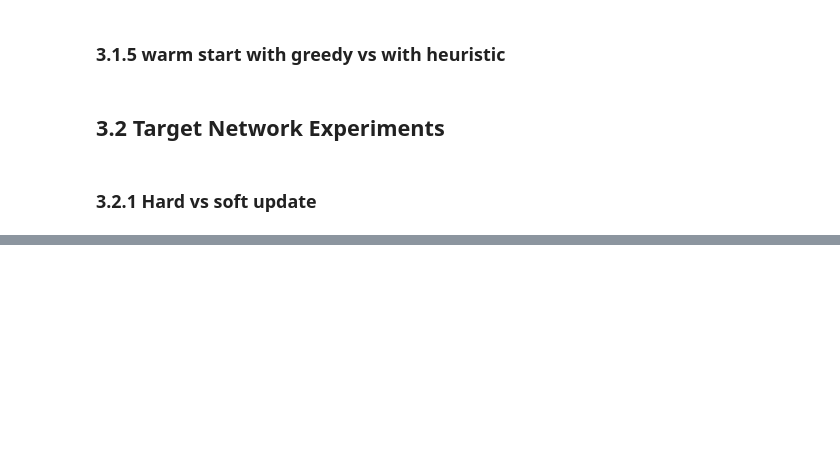
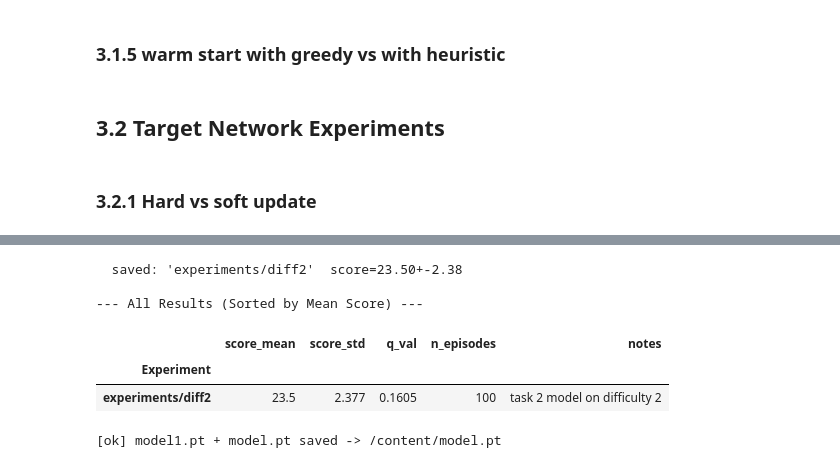
Before and after one commit to rarosilva/DL_Proj2, a Jupyter notebook: tasks/task2.ipynb, the cells around one changed output, grey strips where cells are left out. Cells and saved outputs as stored; diff of their text form; code cells hidden in the pictures; blank space fills up the shorter version.

```diff
--- a/tasks/task2.ipynb
+++ b/tasks/task2.ipynb
@@ -1244,0 +1170,16 @@ print(f'Eval diff0: {mean0:.3f} +- {std0:.3f}')
+# %%
+_save_path1 = os.path.join(os.getcwd(), 'model2.pt')
+_save_path_sub = os.path.join(os.getcwd(), 'model.pt')
+torch.save(task2_best_net.state_dict(), _save_path1)
+torch.save(task2_best_net.state_dict(), _save_path_sub)
+save_result('experiments/diff2', mean1, std1, q_val=q1_f, n_episodes=N_EPISODES,
+            notes='task 2 model on difficulty 2')
+print(f'[ok] model1.pt + model.pt saved -> {_save_path_sub}')
+# %% [output]
+  saved: 'experiments/diff2'  score=23.50+-2.38
+
+--- All Results (Sorted by Mean Score) ---
+|  | score_mean | score_std | q_val | n_episodes | notes |
+| Experiment |  |  |  |  |  |
+| experiments/diff2 | 23.5 | 2.377 | 0.1605 | 100 | task 2 model on difficulty 2 |
+[ok] model1.pt + model.pt saved -> /content/model.pt
```
Also changed, not shown: parts of 36 cells of this notebook.
